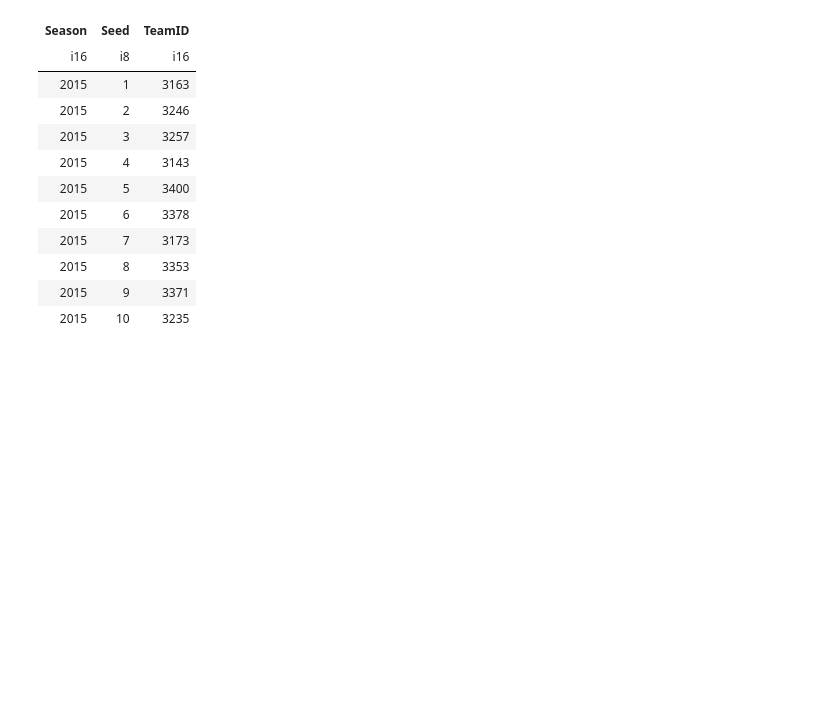
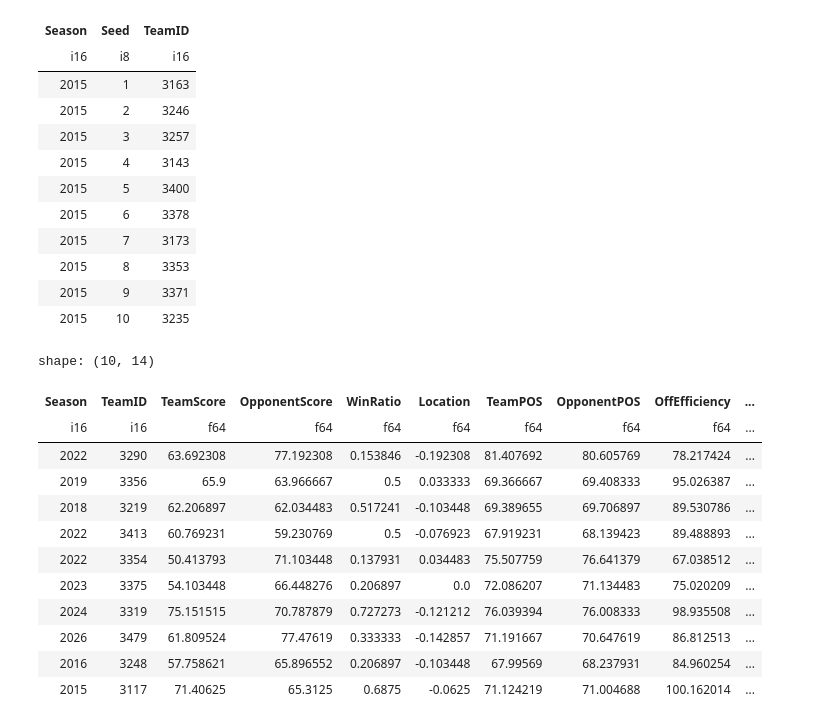
Before and after one commit to wojciech-kielbowicz-it/GitHub-Competition-Code, a Jupyter notebook: march-machine-learning-mania-2026/notebooks/01-exploration_cleaning_feature_engineering.ipynb, the cells around one changed output. Cells and saved outputs as stored; diff of their text form; code cells hidden in the pictures; blank space fills up the shorter version.

Commit message:
Create w_golden_table_lf

```diff
--- a/march-machine-learning-mania-2026/notebooks/01-exploration_cleaning_feature_engineering.ipynb
+++ b/march-machine-learning-mania-2026/notebooks/01-exploration_cleaning_feature_engineering.ipynb
@@ -349,3 +349,20 @@ shape: (10, 3)
 | 2015 | 8 | 3353 |
 | 2015 | 9 | 3371 |
 | 2015 | 10 | 3235 |
+# %%
+w_golden_table_lf: pl.LazyFrame = ecm.merge_seed_with_regular(w_tourney_seed_lf, w_regular_season_detailed_lf)
+w_golden_table_lf.head(10).collect()
+# %% [output]
+shape: (10, 14)
+| Season | TeamID | TeamScore | OpponentScore | WinRatio | Location | TeamPOS | OpponentPOS | OffEfficiency | ... |
+| i16 | i16 | f64 | f64 | f64 | f64 | f64 | f64 | f64 | ... |
+| 2022 | 3290 | 63.692308 | 77.192308 | 0.153846 | -0.192308 | 81.407692 | 80.605769 | 78.217424 | ... |
+| 2019 | 3356 | 65.9 | 63.966667 | 0.5 | 0.033333 | 69.366667 | 69.408333 | 95.026387 | ... |
+| 2018 | 3219 | 62.206897 | 62.034483 | 0.517241 | -0.103448 | 69.389655 | 69.706897 | 89.530786 | ... |
+| 2022 | 3413 | 60.769231 | 59.230769 | 0.5 | -0.076923 | 67.919231 | 68.139423 | 89.488893 | ... |
+| 2022 | 3354 | 50.413793 | 71.103448 | 0.137931 | 0.034483 | 75.507759 | 76.641379 | 67.038512 | ... |
+| 2023 | 3375 | 54.103448 | 66.448276 | 0.206897 | 0.0 | 72.086207 | 71.134483 | 75.020209 | ... |
+| 2024 | 3319 | 75.151515 | 70.787879 | 0.727273 | -0.121212 | 76.039394 | 76.008333 | 98.935508 | ... |
+| 2026 | 3479 | 61.809524 | 77.47619 | 0.333333 | -0.142857 | 71.191667 | 70.647619 | 86.812513 | ... |
+| 2016 | 3248 | 57.758621 | 65.896552 | 0.206897 | -0.103448 | 67.99569 | 68.237931 | 84.960254 | ... |
+| 2015 | 3117 | 71.40625 | 65.3125 | 0.6875 | -0.0625 | 71.124219 | 71.004688 | 100.162014 | ... |
```
Also changed, not shown: parts of 5 cells of this notebook.
